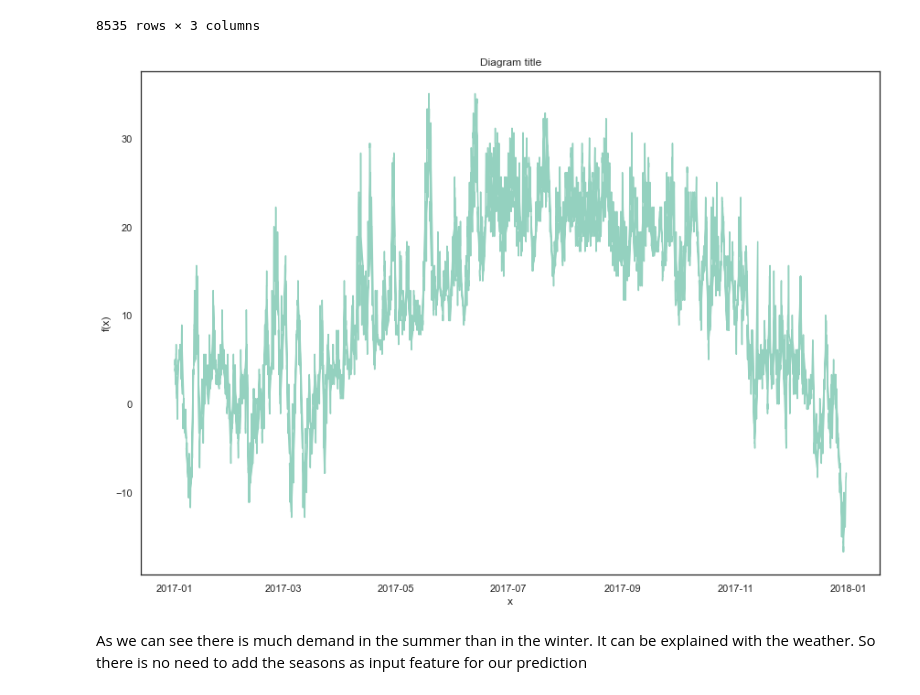
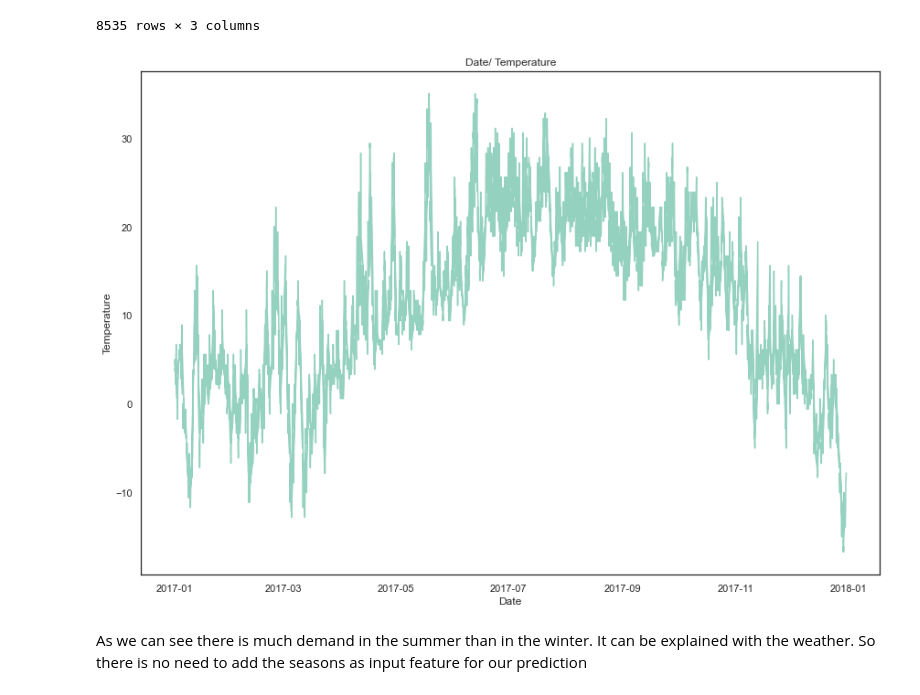
Before and after one commit to NiklasNesseler/ProjectNotFound, a Jupyter notebook: DSML_GroupProject_Boston2017-Copy1.ipynb, the cells around one changed output. Saved outputs shown, nothing was run; the diff lists cells and outputs as text; code cells hidden in the pictures.

```diff
--- a/DSML_GroupProject_Boston2017-Copy1.ipynb
+++ b/DSML_GroupProject_Boston2017-Copy1.ipynb
@@ -821,23 +821,18 @@ weather_plot
 8535 rows × 3 columns
 # %%
 weather_plot
-
 x = weather_plot['date_time']
 y = weather_plot['max_temp']
-
 Fig_1 = plt.figure(figsize=(22,15))
-
-
 ax_1 = Fig_1.add_axes([0.5, 0.5, 0.51, 0.51])
 ax_1.plot(x, y)
-
-ax_1.set_xlabel('x')
-ax_1.set_ylabel('f(x)')
-ax_1.set_title('Diagram title')
+ax_1.set_xlabel('Date')
+ax_1.set_ylabel('Temperature')
+ax_1.set_title('Date/ Temperature')
 
 plt.show()
 # %% [output]
-[figure, old version]
+[figure, new version]
 # %% [markdown]
 As we can see there is much demand in the summer than in the winter. It can be explained with the weather. So there is no need to add the seasons as input feature for our prediction
 # %% [markdown]
```
Also changed, not shown: parts of 12 cells of this notebook.
